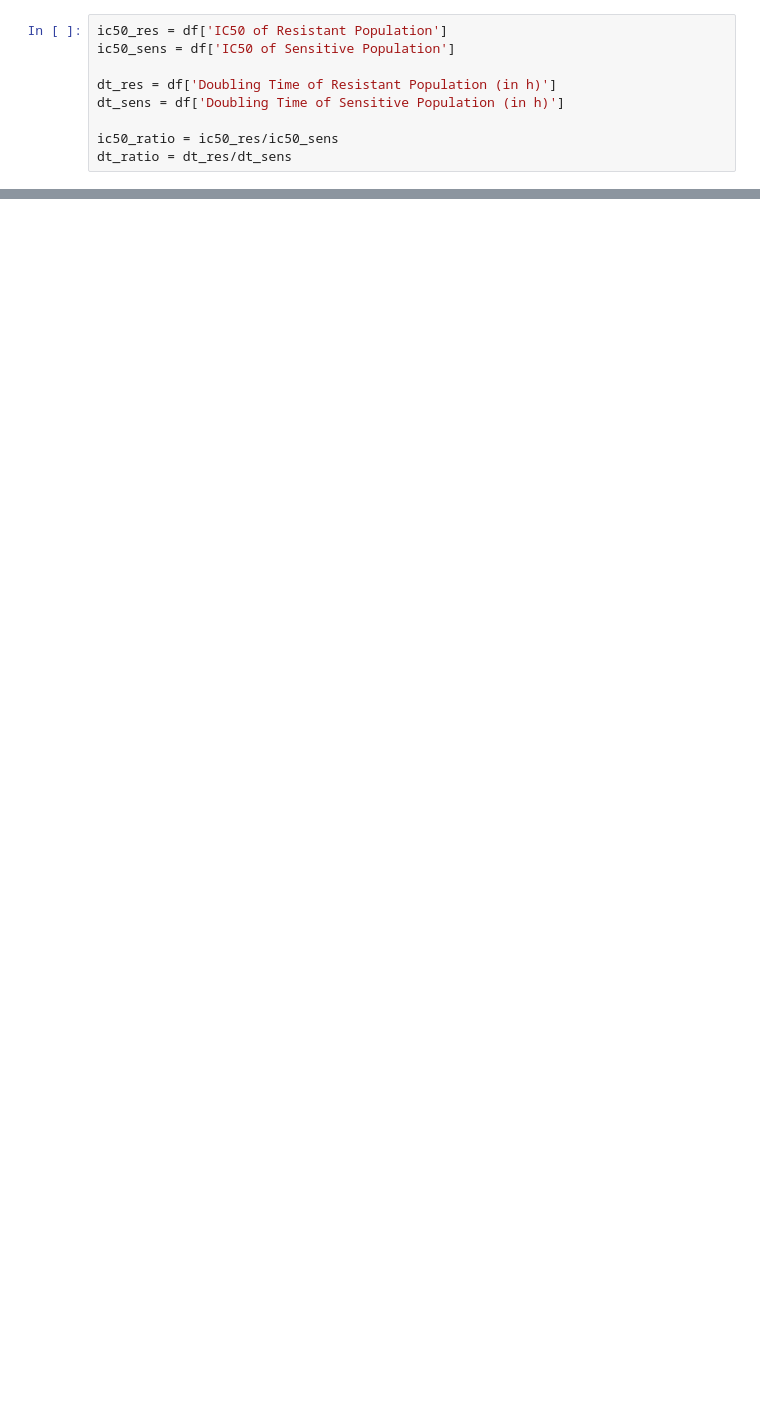
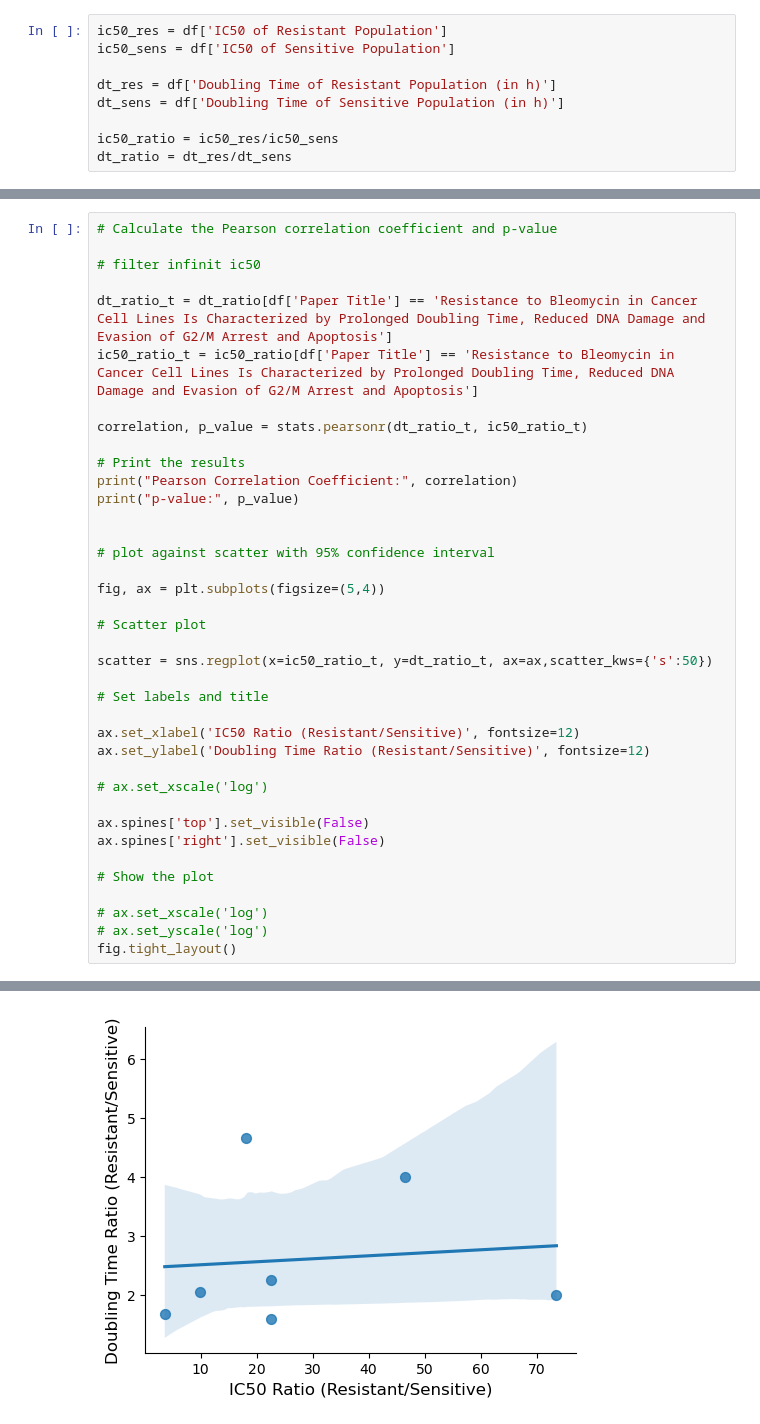
Before and after one commit to eshanking/cancer_fitness_costs, a Jupyter notebook: summary_figs.ipynb, the cells around one changed output, grey strips where cells are left out. Cells and saved outputs as stored; diff of their text form; blank space fills up the shorter version.

```diff
--- a/summary_figs.ipynb
+++ b/summary_figs.ipynb
@@ -83,0 +337,39 @@ dtype: float64
+# %%
+# Calculate the Pearson correlation coefficient and p-value
+
+# filter infinit ic50
+
+dt_ratio_t = dt_ratio[df['Paper Title'] == 'Resistance to Bleomycin in Cancer Cell Lines Is Characterized by Prolonged Doubling Time, Reduced DNA Damage and Evasion of G2/M Arrest and Apoptosis']
+ic50_ratio_t = ic50_ratio[df['Paper Title'] == 'Resistance to Bleomycin in Cancer Cell Lines Is Characterized by Prolonged Doubling Time, Reduced DNA Damage and Evasion of G2/M Arrest and Apoptosis']
+
+correlation, p_value = stats.pearsonr(dt_ratio_t, ic50_ratio_t)
+
+# Print the results
+print("Pearson Correlation Coefficient:", correlation)
+print("p-value:", p_value)
+
+
+# plot against scatter with 95% confidence interval
+
+fig, ax = plt.subplots(figsize=(5,4))
+
+# Scatter plot
+
+scatter = sns.regplot(x=ic50_ratio_t, y=dt_ratio_t, ax=ax,scatter_kws={'s':50})
+
+# Set labels and title
+
+ax.set_xlabel('IC50 Ratio (Resistant/Sensitive)', fontsize=12)
+ax.set_ylabel('Doubling Time Ratio (Resistant/Sensitive)', fontsize=12)
+
+# ax.set_xscale('log')
+
+ax.spines['top'].set_visible(False)
+ax.spines['right'].set_visible(False)
+
+# Show the plot
+
+# ax.set_xscale('log')
+# ax.set_yscale('log')
+fig.tight_layout()
+# %% [output]
@@ -83,0 +378 @@ dtype: float64
+[figure, added]
```
Also changed, not shown: parts of 13 cells of this notebook, 2 other files.
